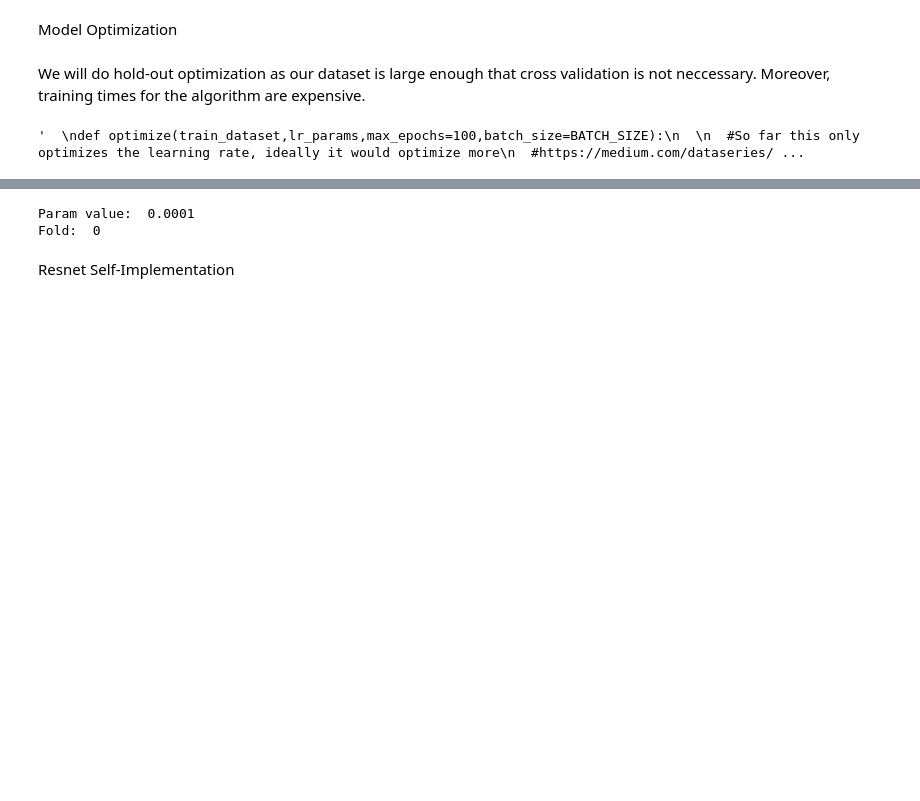
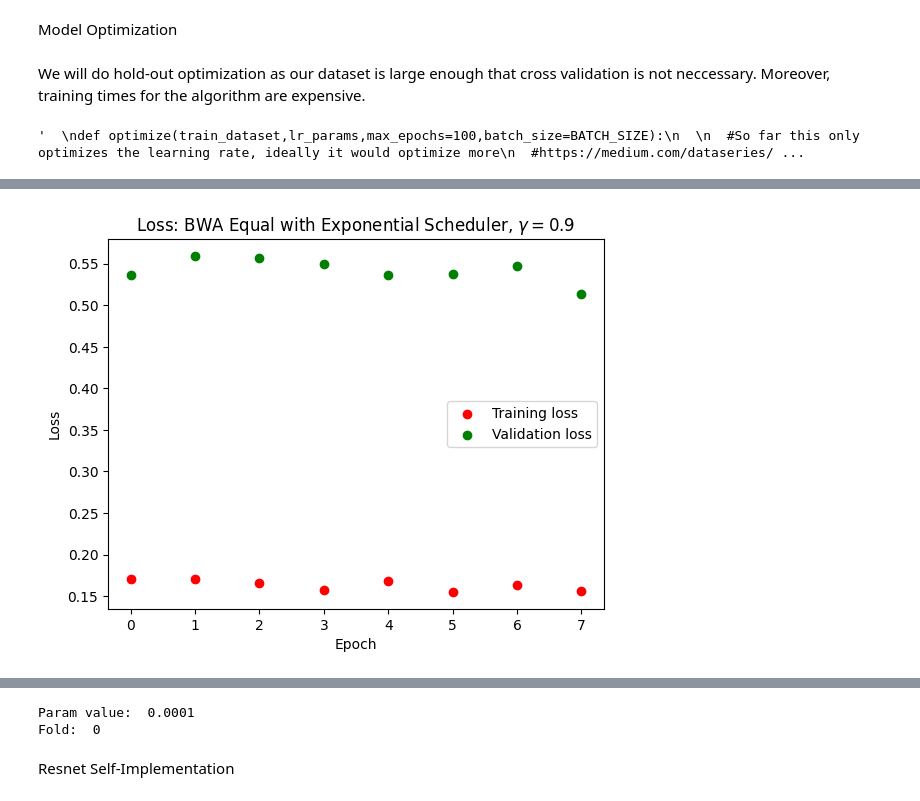
Before and after one commit to kennyerss/csci451-project, a Jupyter notebook: code/CS451.ipynb, the cells around one changed output, grey strips where cells are left out. Saved outputs shown, nothing was run; the diff lists cells and outputs as text; code cells hidden in the pictures; blank space fills up the shorter version.

```diff
--- a/code/CS451.ipynb
+++ b/code/CS451.ipynb
@@ -1389,0 +1316,19 @@ Best valid accuracy:  [(14, 0.8375)]
+# %%
+import matplotlib.pyplot as plt
+#loss_file = '/content/drive/Shareddrives/CheXpert-v1.0-small/efficientb0_10000_losses.pt'
+loss_file = '/content/drive/Shareddrives/CheXpert-v1.0-small/resnet18_bwa_frontal_gamma09.pt'
+loss_dict = torch.load(loss_file,map_location=torch.device('cpu'))
+train_loss_history_file = loss_dict['train_loss_history']
+val_loss_history_file = loss_dict['val_loss_history']
+train_acc_history_file = loss_dict['train_acc_history']
+val_acc_history_file = loss_dict['val_acc_history']
+
+epoch_list = [i for i in range(8)]
+
+plt.scatter(epoch_list,train_loss_history_file,c='Red', label = 'Training loss')
+plt.scatter(epoch_list,val_loss_history_file,c='Green', label = 'Validation loss')
+plt.xlabel('Epoch')
+plt.ylabel('Loss')
+plt.legend()
+plt.title(r'Loss: BWA Equal with Exponential Scheduler, $\gamma=0.9$')
+# %% [output]
@@ -1389,0 +1336 @@ Best valid accuracy:  [(14, 0.8375)]
+[figure, added]
```
Also changed, not shown: parts of 75 cells of this notebook.
